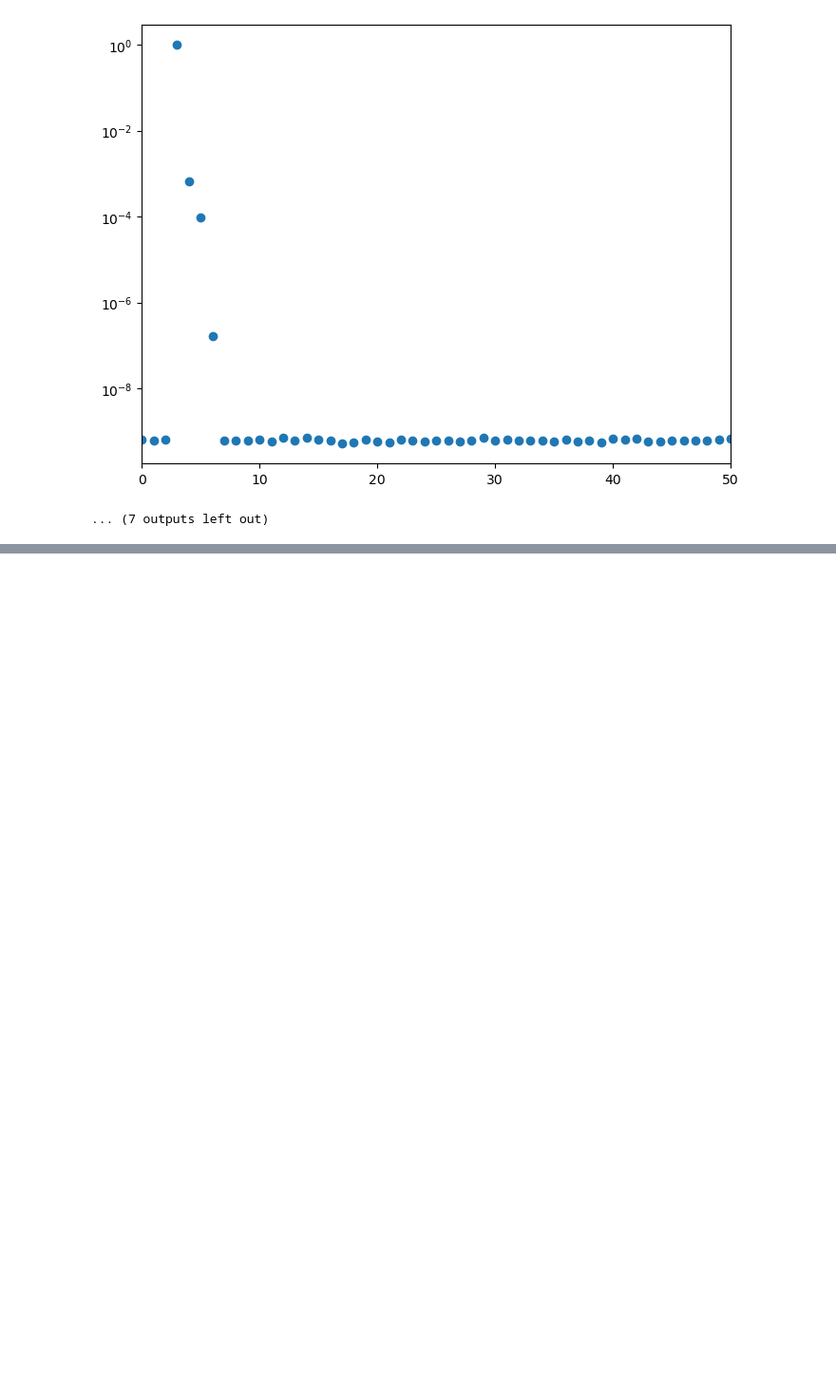
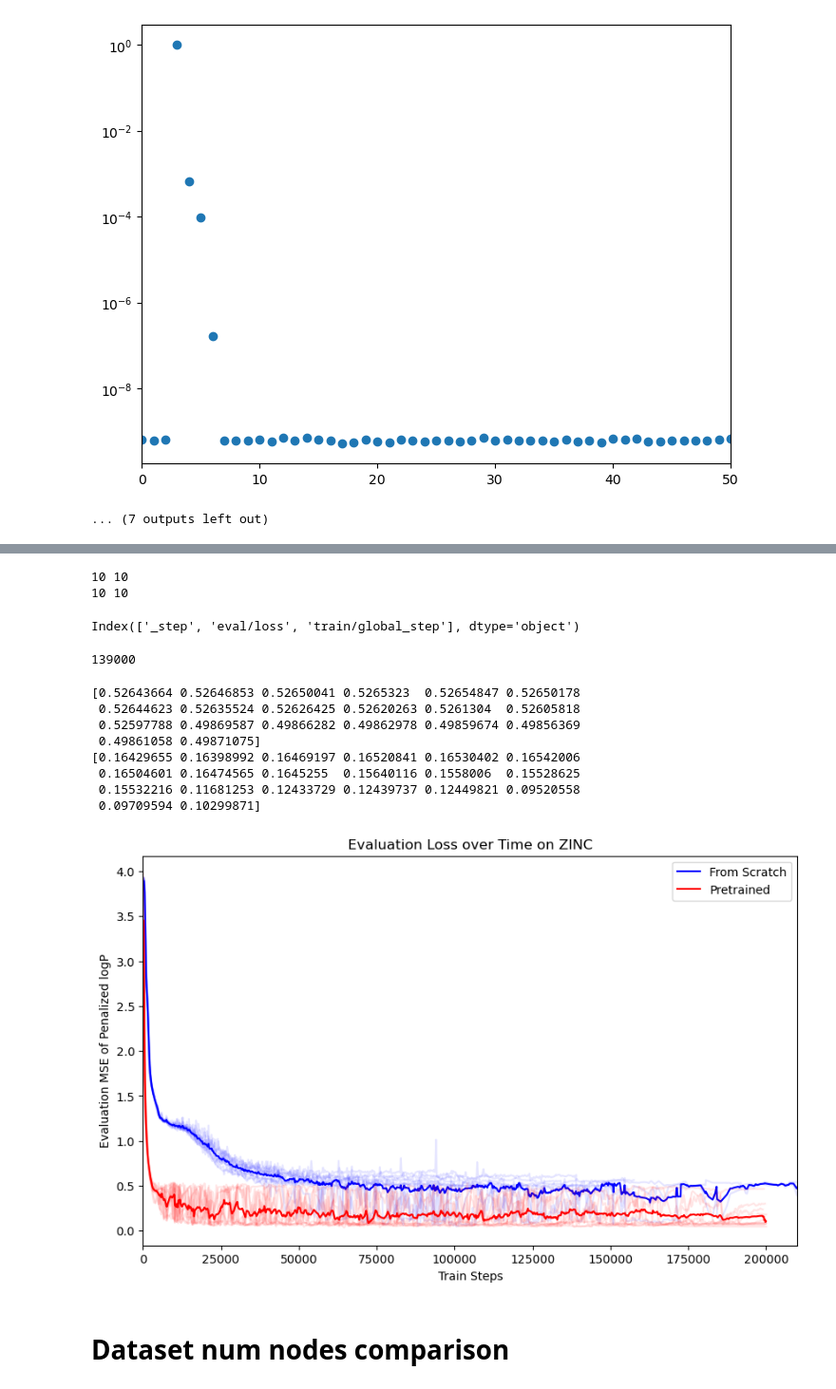
Before and after one commit to alexanderkrauck/pretraining-graph-transformers, a Jupyter notebook: notebooks/generate_plots.ipynb, the cells around one changed output, grey strips where cells are left out. Shown at 95% size. Cells and saved outputs as stored; diff of their text form; code cells hidden in the pictures; blank space fills up the shorter version.

```diff
--- a/notebooks/generate_plots.ipynb
+++ b/notebooks/generate_plots.ipynb
@@ -168,0 +182,47 @@ Atom Property Index: 5
+# %%
+print(len(runs_from_scratch), len(runs_pretrained))
+print(len(eval_loss_scratch), len(eval_loss_pretrained))
+# %% [output]
+10 10
+10 10
+# %%
+eval_loss_scratch[0].keys()
+# %% [output]
+Index(['_step', 'eval/loss', 'train/global_step'], dtype='object')
+# %%
+import matplotlib.pyplot as plt
+import numpy as np
+
+def interpolate_runs_and_get_mean(histories):
+    interpolated_losses = []
+    max_global_step = max(list(history["train/global_step"])[-1] for history in histories)
+    steps = np.arange(0, max_global_step, step=100)  # adjust step size as needed
+
+    for history in histories:
+        interpolated_loss = np.interp(steps, history["train/global_step"], history["eval/loss"], left=np.nan, right=np.nan)
+        interpolated_losses.append(interpolated_loss)
+
+    interpolated_mean = np.nanmean(interpolated_losses, axis=0)
+    print(interpolated_mean[-20:])
+    return interpolated_mean, steps
+
+# Function to plot a set of runs
+def plot_runs(histories, label, color):
+
+
+    interplated_mean, interpolated_steps = interpolate_runs_and_get_mean(histories)
+
+    max_length = max(len(history) for history in histories)
+    min_length = min(len(history) for history in histories)
+
+    # Plot individual runs
+    for history in histories:
+        plt.plot(history["train/global_step"], history["eval/loss"], color=color, alpha=0.1)
+
+    # Compute and plot the mean over runs
+
+    plt.plot(interpolated_steps, interplated_mean, label=label, color=color)
+# %%
+list(eval_loss_scratch[0]["train/global_step"])[-1]
+# %% [output]
+139000
@@ -168,0 +234,22 @@ Atom Property Index: 5
+# %%
+plt.figure(figsize=(10, 6))
+plot_runs(eval_loss_scratch, 'From Scratch', 'blue')
+plot_runs(eval_loss_pretrained, 'Pretrained', 'red')
+plt.title('Evaluation Loss over Time on ZINC')
+plt.xlabel('Train Steps')
+plt.ylabel('Evaluation MSE of Penalized logP')
+plt.legend()
+plt.xlim(0, 210000)
+plt.show()
+# %% [output]
+[0.52643664 0.52646853 0.52650041 0.5265323  0.52654847 0.52650178
+ 0.52644623 0.52635524 0.52626425 0.52620263 0.5261304  0.52605818
+ 0.52597788 0.49869587 0.49866282 0.49862978 0.49859674 0.49856369
+ 0.49861058 0.49871075]
+[0.16429655 0.16398992 0.16469197 0.16520841 0.16530402 0.16542006
+ 0.16504601 0.16474565 0.1645255  0.15640116 0.1558006  0.15528625
+ 0.15532216 0.11681253 0.12433729 0.12439737 0.12449821 0.09520558
+ 0.09709594 0.10299871]
+[figure, added]
+# %% [markdown]
+# Dataset num nodes comparison
```
Also changed, not shown: parts of 11 cells of this notebook, 12 other files.
